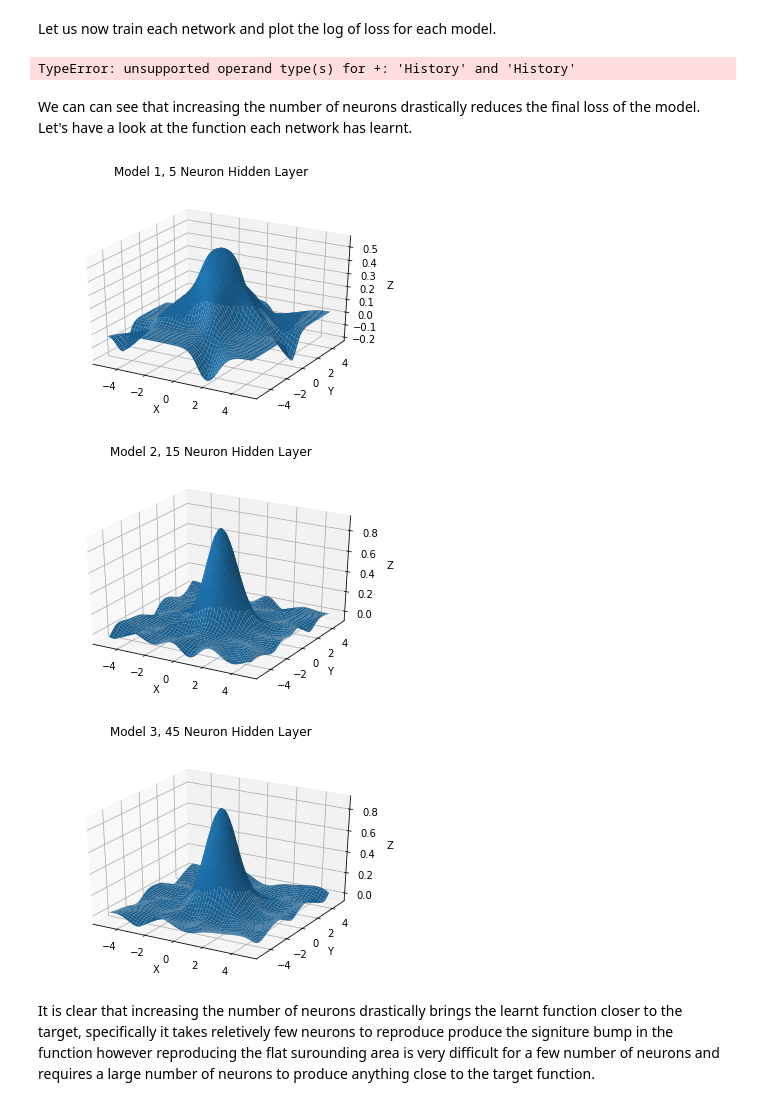
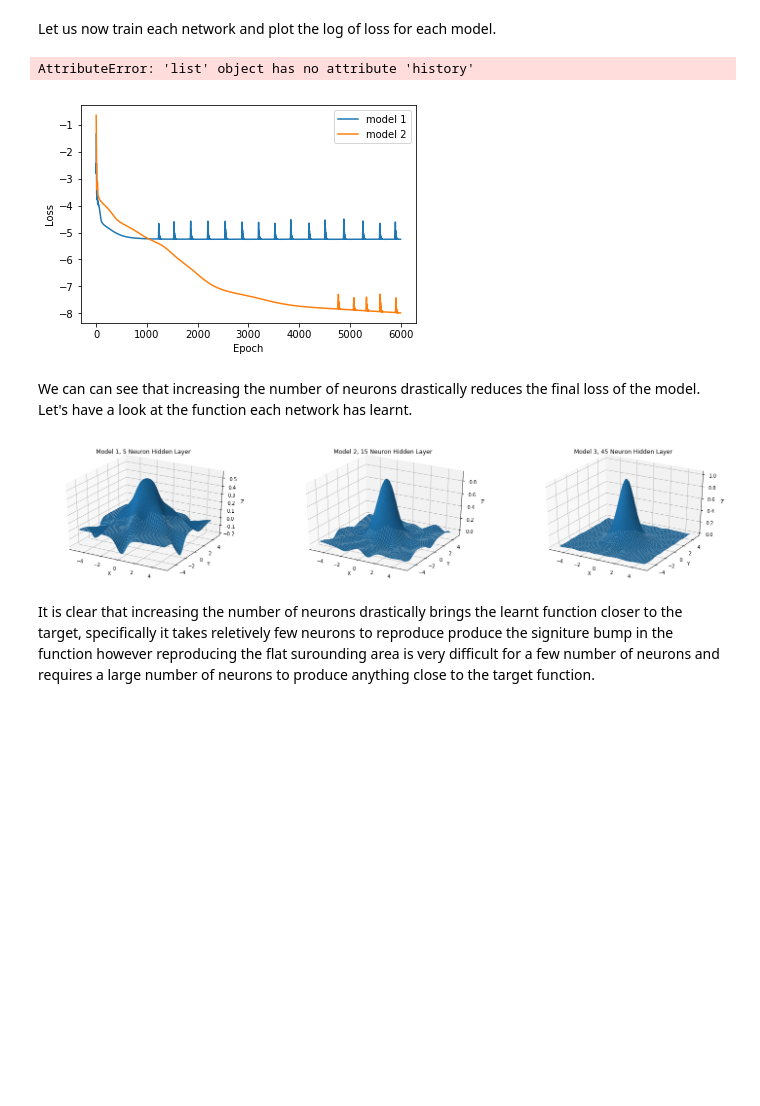
Before and after one commit to vais-ral/CCPi-ML, a Jupyter notebook: Jupyter_Notebooks/Keras_101_3_Layer_Number.ipynb, the cells around one changed output. Drawn from its saved outputs; the diff is of its cells as text; code cells hidden in the pictures; blank space fills up the shorter version.

```diff
--- a/Jupyter_Notebooks/Keras_101_3_Layer_Number.ipynb
+++ b/Jupyter_Notebooks/Keras_101_3_Layer_Number.ipynb
@@ -73,19 +73,17 @@ def generateGaussianHillValley(xmin,xmax,ymin,ymax,spacer,sig):
     return features, labels
 
 
-def plotGaussian(labels,xmin,xmax,ymin,ymax,spacerx,spacery,label):
+def plotGaussian(ax,labels,xmin,xmax,ymin,ymax,spacerx,spacery,title):
     x =np.arange(xmin,xmax, (np.abs(xmin)+np.abs(xmax))/spacerx)
     y = np.arange(ymin, ymax, (np.abs(ymin)+np.abs(ymax))/spacery)
     X, Y = np.meshgrid(x, y)
-    fig = plt.figure()
-    ax = fig.add_subplot(111, projection='3d')
     gaus = labels.reshape(X.shape)
+    ax.autoscale(enable=True, axis='both', tight=None)
     ax.plot_surface(X, Y, gaus)
-    fig.suptitle(label)
+    ax.set_title(title)
     ax.set_xlabel('X')
     ax.set_ylabel('Y')
     ax.set_zlabel('Z')
-    plt.show()
 
 def lossPlot(loss,label):
 
@@ -159,24 +160,28 @@ history3 = history3.history['loss'] + history4.history['loss']
 
 lossPlot(np.log(history1.history['loss']),"model 1")
 lossPlot(np.log(history2.history['loss']),"model 2")
-lossPlot(np.log( history3.history['loss'] + history4.history['loss']),"model 3")
+lossPlot(np.log(history3),"model 3")
 plt.show()
-print("Final Loss for model3", history4[-1])
+print("Final Loss for model3", history3[-1])
 # %% [output]
-TypeError: unsupported operand type(s) for +: 'History' and 'History'
+AttributeError: 'list' object has no attribute 'history'
+[figure, added]
 # %% [markdown]
 We can can see that increasing the number of neurons drastically reduces the final loss of the model. Let's have a look at the function each network has learnt.
 # %%
+fig = plt.figure(figsize=(25,5))
+ax = fig.add_subplot(131, projection='3d')
 z = model1.predict(features)
-plotGaussian(z,-5.0,5.0,-5.0,5.0,100,100,"Model 1, 5 Neuron Hidden Layer")
+plotGaussian(ax,z,-5.0,5.0,-5.0,5.0,100,100,"Model 1, 5 Neuron Hidden Layer")
 z = model2.predict(features)
-plotGaussian(z,-5.0,5.0,-5.0,5.0,100,100,"Model 2, 15 Neuron Hidden Layer")
+ax = fig.add_subplot(132, projection='3d')
+plotGaussian(ax,z,-5.0,5.0,-5.0,5.0,100,100,"Model 2, 15 Neuron Hidden Layer")
 z = model3.predict(features)
-plotGaussian(z,-5.0,5.0,-5.0,5.0,100,100,"Model 3, 45 Neuron Hidden Layer")
+ax = fig.add_subplot(133, projection='3d')
+plotGaussian(ax,z,-5.0,5.0,-5.0,5.0,100,100,"Model 3, 45 Neuron Hidden Layer")
+plt.show()
 # %% [output]
-[figure, old version]
+[figure, new version]
-[figure, removed]
-[figure, removed]
 # %% [markdown]
 It is clear that increasing the number of neurons drastically brings the learnt function closer to the target, specifically it takes reletively few neurons to reproduce produce the signiture bump in the function however reproducing the flat surounding area is very difficult for a few number of neurons and requires a large number of neurons to produce anything close to the target function.
 # %% [markdown]
```
Also changed, not shown: parts of 13 cells of this notebook.
